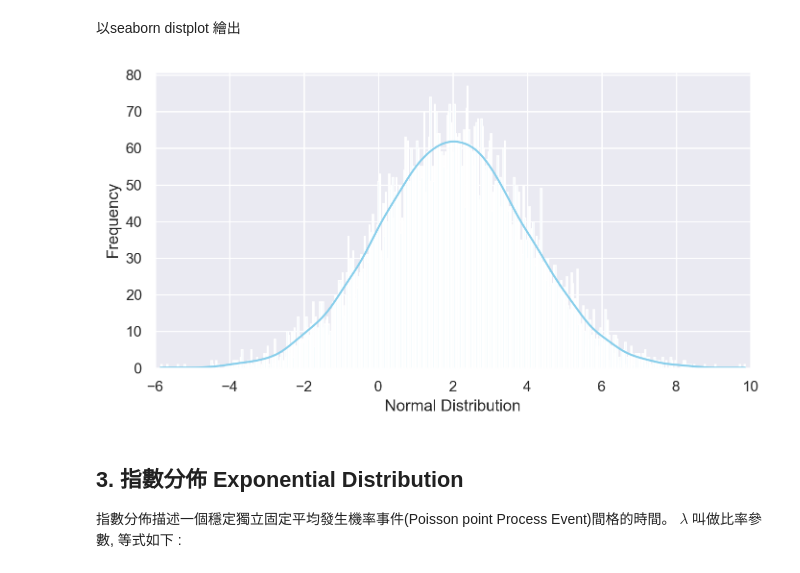
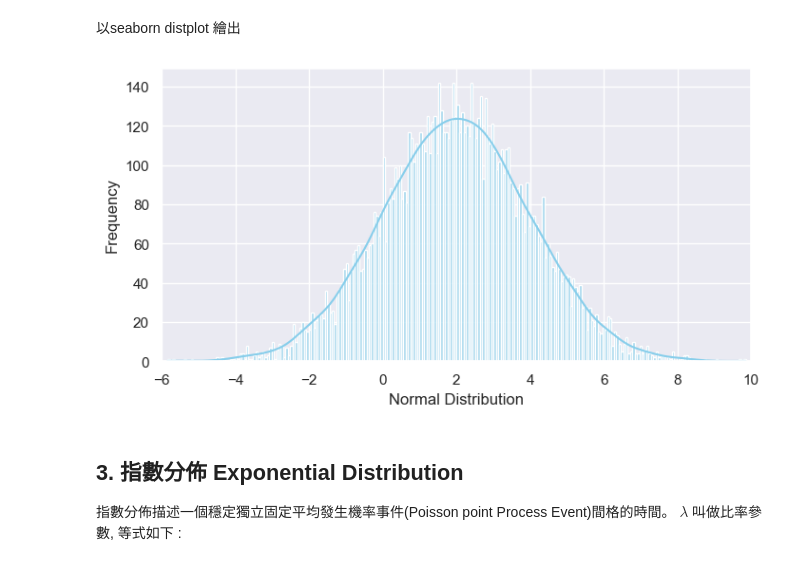
Before and after one commit to Skateboardguy/Temporary_File_Documents, a Jupyter notebook: MathProbabilityDistributions_作業.ipynb, the cells around one changed output. Saved outputs shown, nothing was run; the diff lists cells and outputs as text; code cells hidden in the pictures.

```diff
--- a/MathProbabilityDistributions_作業.ipynb
+++ b/MathProbabilityDistributions_作業.ipynb
@@ -139,18 +139,18 @@ data_normal = norm_dist(2,2,10000)
 以seaborn distplot 繪出
 # %%
 ax = sns.histplot(data_normal,
-                  bins=500,
+                  bins=250,
                   kde=True,
                   color='skyblue',
                   linewidth=1,
                   alpha = 0.7
                  )
 #手動設定x範圍
 plt.xlim(-6,10)
 ax.set(xlabel = 'Normal Distribution', ylabel = 'Frequency')
 plt.show()
 # %% [output]
-[figure, old version]
+[figure, new version]
 # %% [markdown]
 ## 3. 指數分佈 Exponential Distribution
 
```
Also changed, not shown: parts of 13 cells of this notebook, 1 other file.
